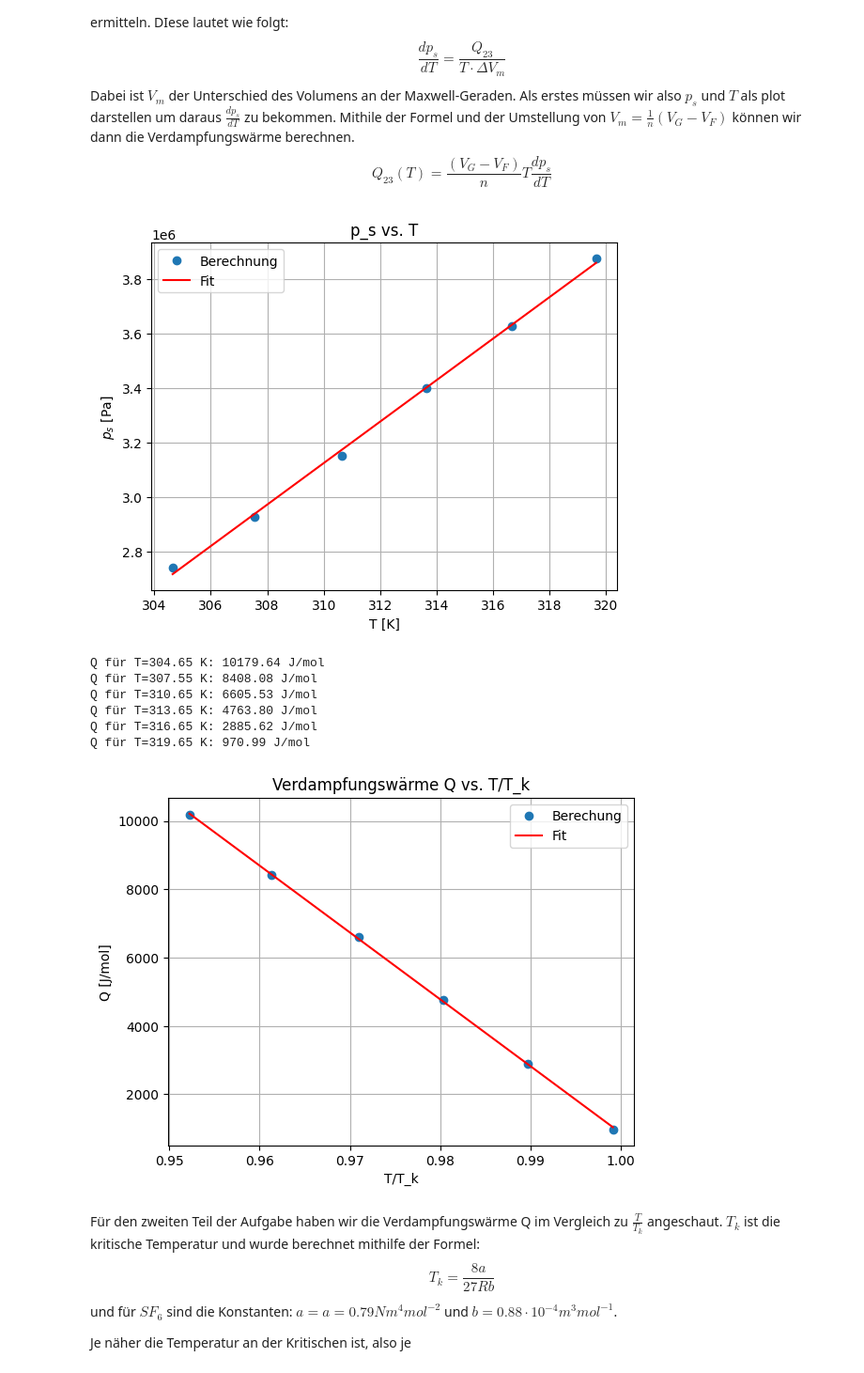
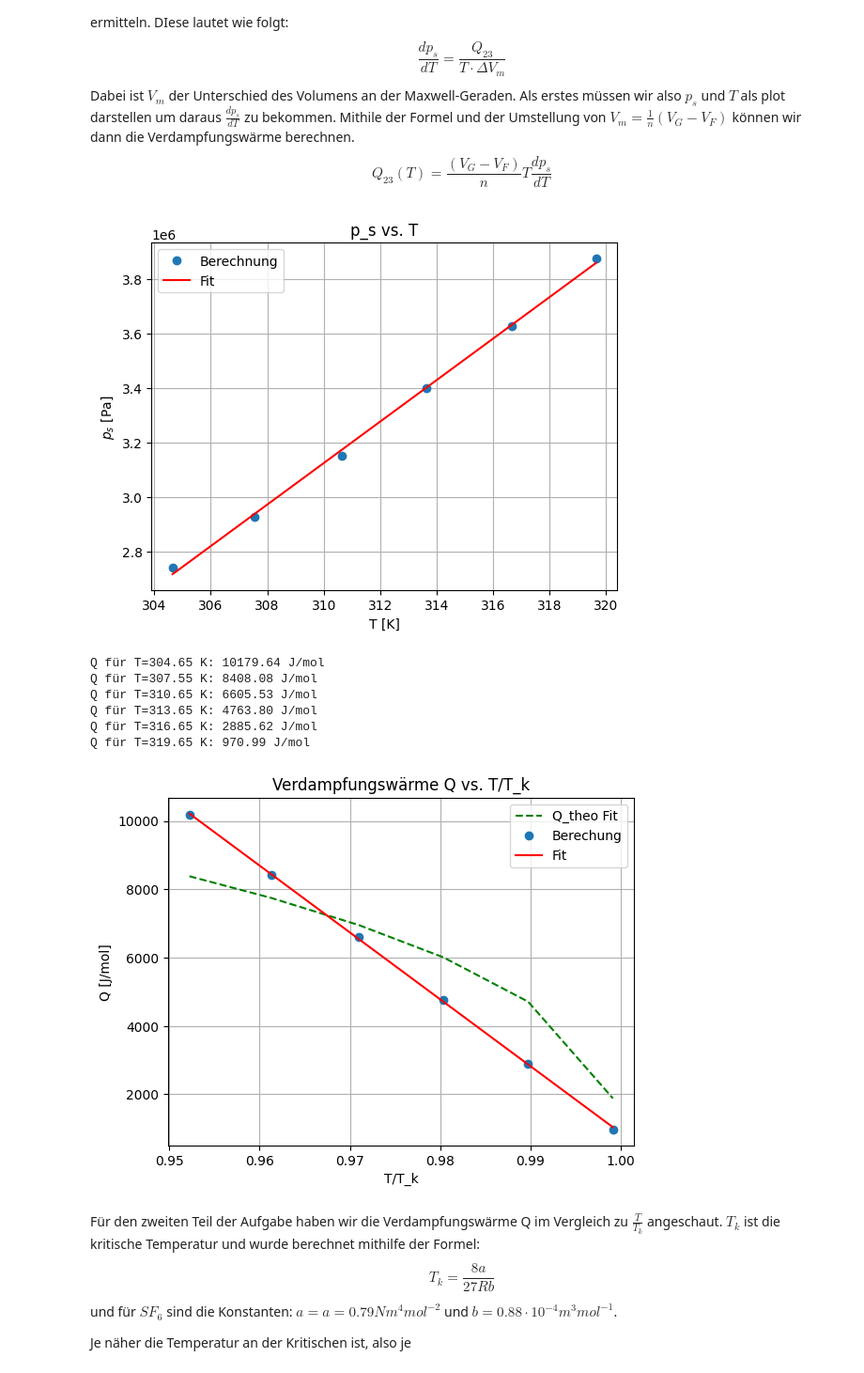
Before and after one commit to fynn-l-k/Grundpraktikum-1, a Jupyter notebook: Versuch_W15/Aufgabe_5.ipynb, the cells around one changed output. Shown at 94% size. Cells and saved outputs as stored; diff of their text form; code cells hidden in the pictures.

Commit message:
Q_theo Fit

```diff
--- a/Versuch_W15/Aufgabe_5.ipynb
+++ b/Versuch_W15/Aufgabe_5.ipynb
@@ -45,34 +45,44 @@ plt.ylabel(r'$p_s$ [Pa]')
 plt.legend()
 plt.title('p_s vs. T')
 plt.grid(True)
 plt.show()
 
 # Verdampufngswärme berechnen
 for i in range(len(T)):
     Q = ((v_g[i] - v_f[i]) * T[i] * slope)/n
     Q_23.append(Q)
     print(f"Q für T={T[i]} K: {Q:.2f} J/mol")
 
 fit_q_23 = np.polyfit(T_T_k, Q_23, 1)
+# Curve Fit für Q_theo
+def Q_theo_func(T_T_k, Q_0):
+    return Q_0 * (1 - T_T_k) ** (3/8)
+
+popt, pcov = curve_fit(Q_theo_func, T_T_k, Q_23, p0=[10000])
+Q_0_fit = popt[0]
+Q_theo_fit = Q_theo_func(T_T_k, Q_0_fit)
+
+# Plot der theoretischen Kurve
+plt.plot(T/T_k, Q_theo_fit, 'g--', label='Q_theo Fit')
 
 # Plott der Verdampfungswärme zu T/Tk
 plt.plot(T/T_k, Q_23, 'o', label='Berechung')
 plt.plot(T/T_k, np.polyval(fit_q_23, T/T_k), 'r-', label='Fit')
 plt.xlabel('T/T_k')
 plt.ylabel('Q [J/mol]')
 plt.legend()
 plt.title('Verdampfungswärme Q vs. T/T_k')
 plt.grid(True)
 plt.show()
 # %% [output]
 [figure]
 Q für T=304.65 K: 10179.64 J/mol
 Q für T=307.55 K: 8408.08 J/mol
 Q für T=310.65 K: 6605.53 J/mol
 Q für T=313.65 K: 4763.80 J/mol
 Q für T=316.65 K: 2885.62 J/mol
 Q für T=319.65 K: 970.99 J/mol
-[figure, old version]
+[figure, new version]
 # %% [markdown]
 Für den zweiten Teil der Aufgabe haben wir die Verdampfungswärme Q im Vergleich zu $\frac{T}{T_k}$ angeschaut. $T_k$ ist die kritische Temperatur und wurde berechnet mithilfe der Formel:
 $$T_k = \frac{8a}{27R b}$$
```
Also changed, not shown: parts of 1 cell of this notebook.
